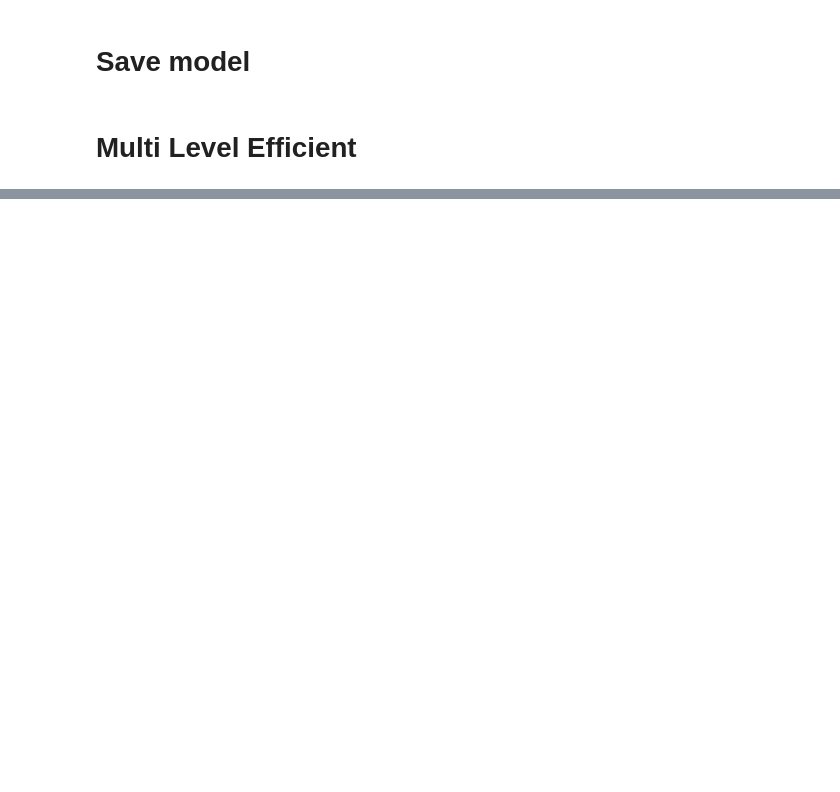
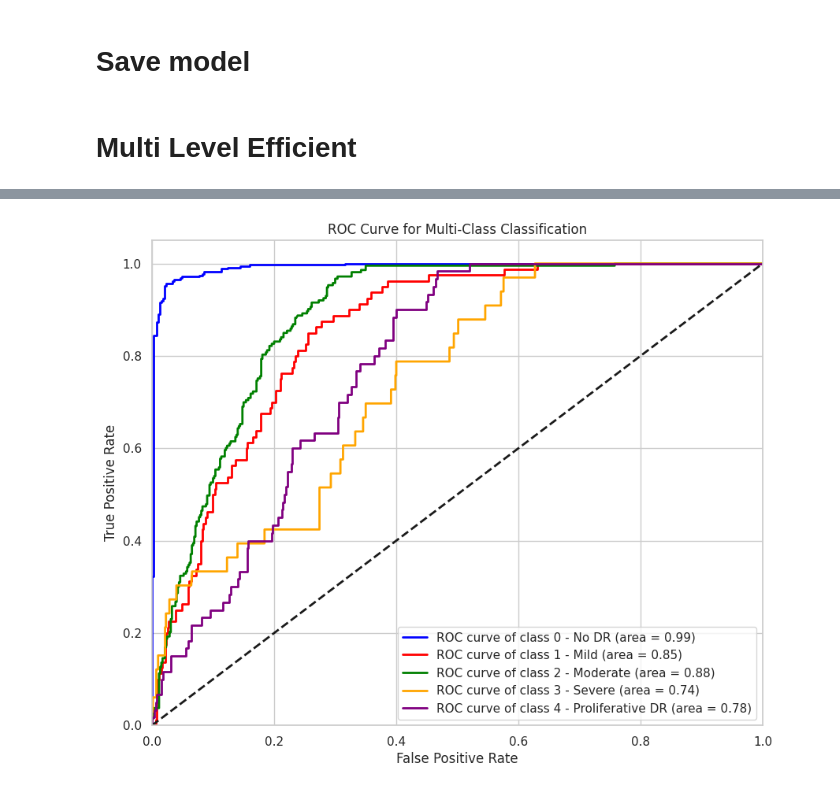
Before and after one commit to SunilkumarAdapa/Diabetic-Retinopathy, a Jupyter notebook: shap-efficient-bo-multi-class.ipynb, the cells around one changed output, grey strips where cells are left out. Saved outputs shown, nothing was run; the diff lists cells and outputs as text; code cells hidden in the pictures; blank space fills up the shorter version.

```diff
--- a/shap-efficient-bo-multi-class.ipynb
+++ b/shap-efficient-bo-multi-class.ipynb
@@ -770,0 +730,19 @@ KeyboardInterrupt:
+# %%
+STEP_SIZE_TEST = test_generator.n // test_generator.batch_size
+# %%
+import numpy as np
+
+# Get the true labels and predicted probabilities from the test generator
+test_labels = []
+test_preds = []
+
+# Loop through the test generator to get predictions and true labels
+for i in range(STEP_SIZE_TEST):  # Adjust to match the number of test batches
+    im, lbl = next(test_generator)  # Get a batch of images and labels
+    scores = multi_level_efficientnet_b0.predict(im, batch_size=test_generator.batch_size)  # Predict probabilities
+    test_preds.append(scores)  # Append predicted probabilities
+    test_labels.append(lbl)  # Append true labels
+
+# Convert lists to numpy arrays
+test_preds = np.vstack(test_preds)  # Stack all predictions
+test_labels = np.vstack(test_labels)  # Stack all true labels
@@ -770,0 +767,38 @@ KeyboardInterrupt:
+# %%
+from sklearn.metrics import roc_curve, auc
+import matplotlib.pyplot as plt
+from itertools import cycle
+import numpy as np
+
+# Assuming you have 5 classes
+n_classes = 5
+labels = ['0 - No DR', '1 - Mild', '2 - Moderate', '3 - Severe', '4 - Proliferative DR']
+
+# Initialize dictionaries for False Positive Rate (fpr), True Positive Rate (tpr), and roc_auc
+fpr = dict()
+tpr = dict()
+roc_auc = dict()
+
+# Calculate ROC curve and AUC for each class
+for i in range(n_classes):
+    fpr[i], tpr[i], _ = roc_curve(test_labels[:, i], test_preds[:, i])
+    roc_auc[i] = auc(fpr[i], tpr[i])
+
+# Plot ROC curve for each class
+plt.figure(figsize=(10, 8))
+colors = cycle(['blue', 'red', 'green', 'orange', 'purple'])
+
+for i, color in zip(range(n_classes), colors):
+    plt.plot(fpr[i], tpr[i], color=color, lw=2,
+             label='ROC curve of class {0} (area = {1:0.2f})'.format(labels[i], roc_auc[i]))
+
+plt.plot([0, 1], [0, 1], 'k--', lw=2)  # Diagonal line for a random classifier
+plt.xlim([0.0, 1.0])
+plt.ylim([0.0, 1.05])
+plt.xlabel('False Positive Rate')
+plt.ylabel('True Positive Rate')
+plt.title('ROC Curve for Multi-Class Classification')
+plt.legend(loc="lower right")
+plt.show()
+# %% [output]
+[figure, added]
```
Also changed, not shown: parts of 26 cells of this notebook.
